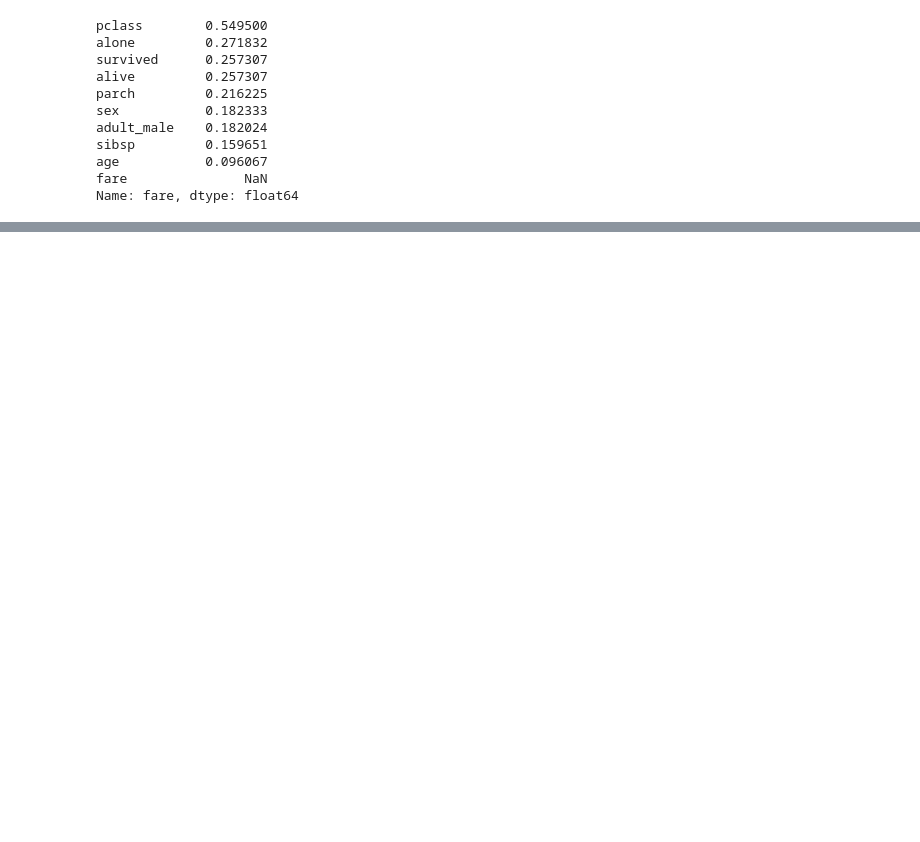
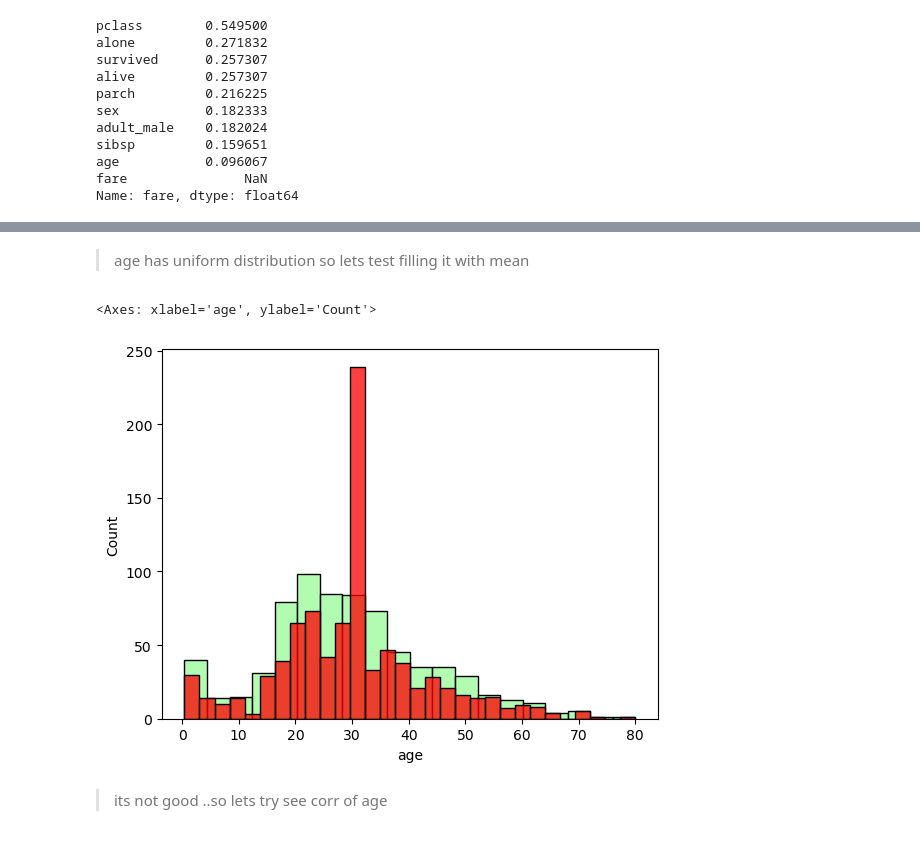
Before and after one commit to rasool-ahad/titanic, a Jupyter notebook: titanic.ipynb, the cells around one changed output, grey strips where cells are left out. Drawn from its saved outputs; the diff is of its cells as text; code cells hidden in the pictures; blank space fills up the shorter version.

```diff
--- a/titanic.ipynb
+++ b/titanic.ipynb
@@ -380,0 +463,10 @@ Name: fare, dtype: float64
+# %% [markdown]
+> age has uniform distribution so lets test filling it with mean
+# %%
+ax = sns.histplot(titanic.age,color="palegreen")
+sns.histplot(titanic.age.fillna(titanic["age"].mean()),ax=ax,color="red")
+# %% [output]
+<Axes: xlabel='age', ylabel='Count'>
+[figure, added]
+# %% [markdown]
+> its not good ..so lets try see corr of age
```
Also changed, not shown: parts of 18 cells of this notebook.
